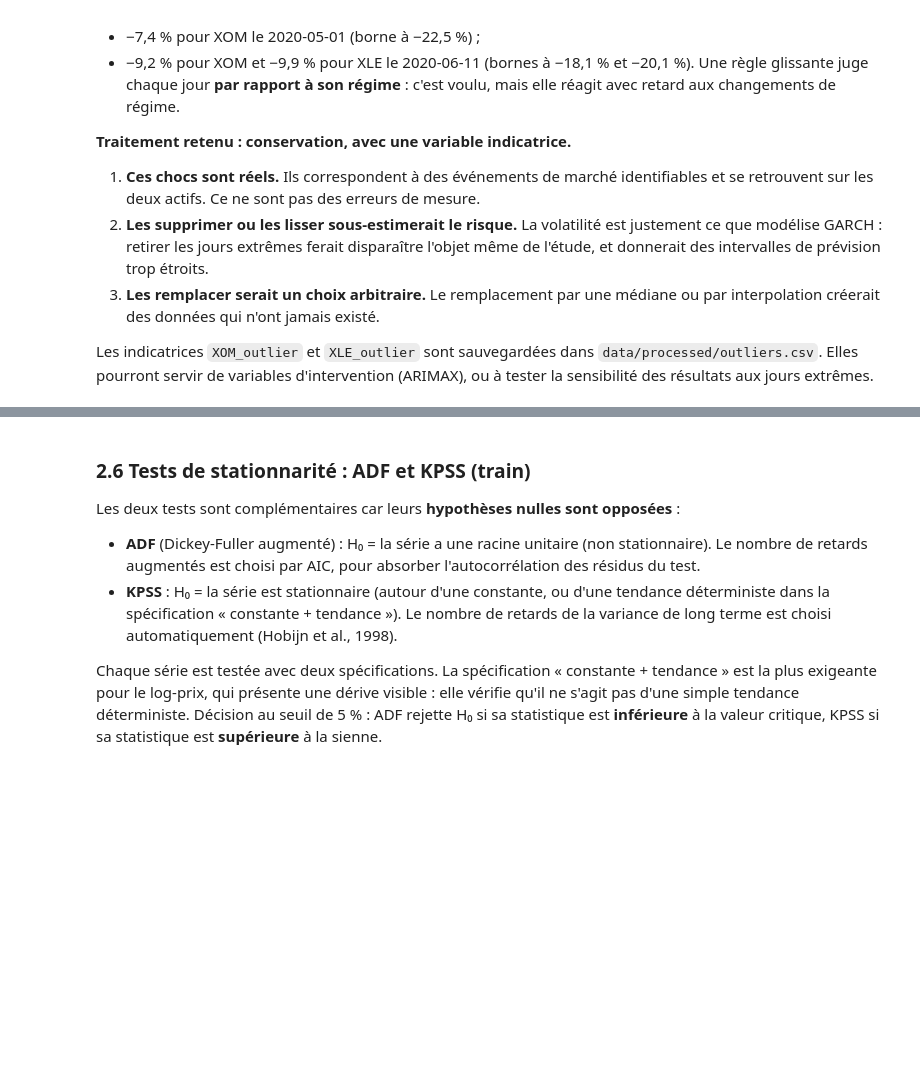
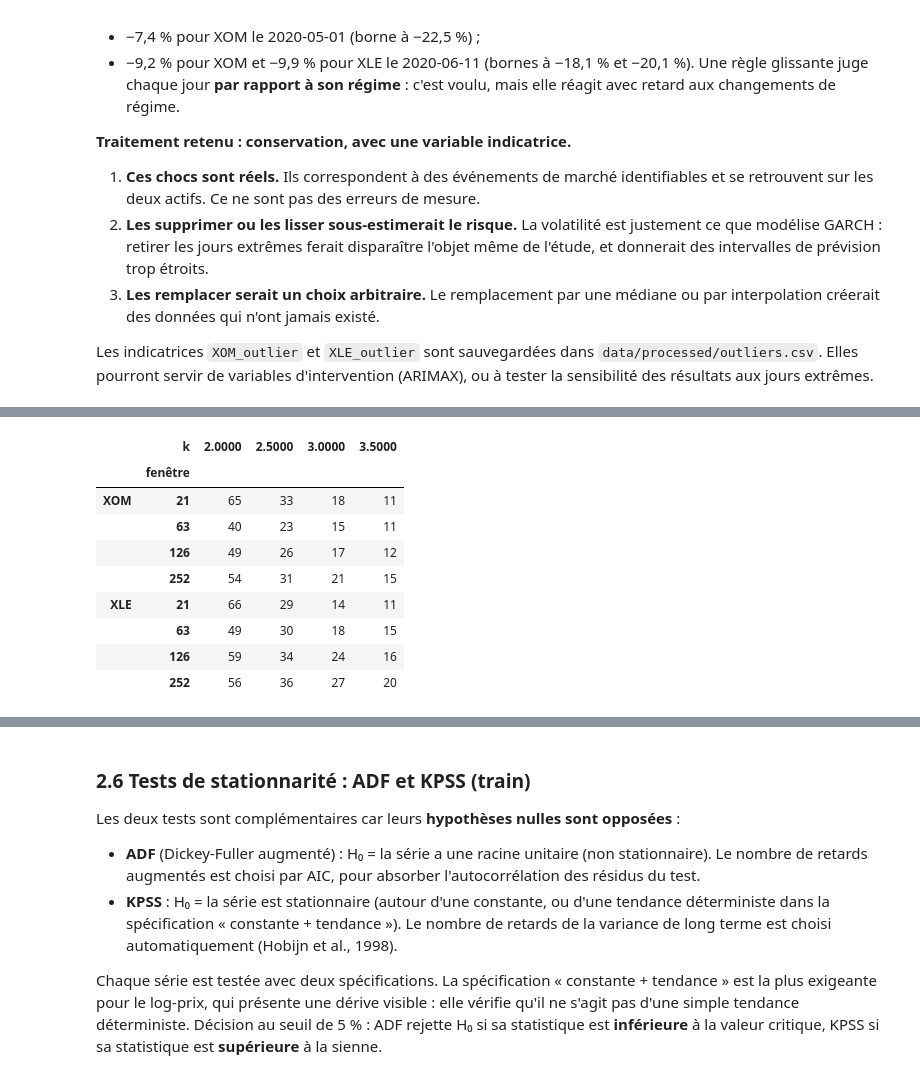
Before and after one commit to aziz28-dev/ts-project, a Jupyter notebook: notebooks/main_python.ipynb, the cells around one changed output, grey strips where cells are left out. Saved outputs shown, nothing was run; the diff lists cells and outputs as text; code cells hidden in the pictures; blank space fills up the shorter version.

```diff
--- a/notebooks/main_python.ipynb
+++ b/notebooks/main_python.ipynb
@@ -764,0 +798,16 @@ Les indicatrices `XOM_outlier` et `XLE_outlier` sont sauvegardées dans `data/pr
+# %%
+sens = {tk: eda.outlier_sensitivity(panel[f"{tk}_ret"], test.index) for tk in ["XOM", "XLE"]}
+grid = pd.concat({tk: g for tk, (g, _) in sens.items()})
+save_table(grid, "tab08b_outliers_sensibilite")
+grid.unstack("k")["total"]
+# %% [output]
+|  | k | 2.0000 | 2.5000 | 3.0000 | 3.5000 |
+|  | fenêtre |  |  |  |  |
+| XOM | 21 | 65 | 33 | 18 | 11 |
+|  | 63 | 40 | 23 | 15 | 11 |
+|  | 126 | 49 | 26 | 17 | 12 |
+|  | 252 | 54 | 31 | 21 | 15 |
+| XLE | 21 | 66 | 29 | 14 | 11 |
+|  | 63 | 49 | 30 | 18 | 15 |
+|  | 126 | 59 | 34 | 24 | 16 |
+|  | 252 | 56 | 36 | 27 | 20 |
```
Also changed, not shown: parts of 7 cells of this notebook, 5 other files.
